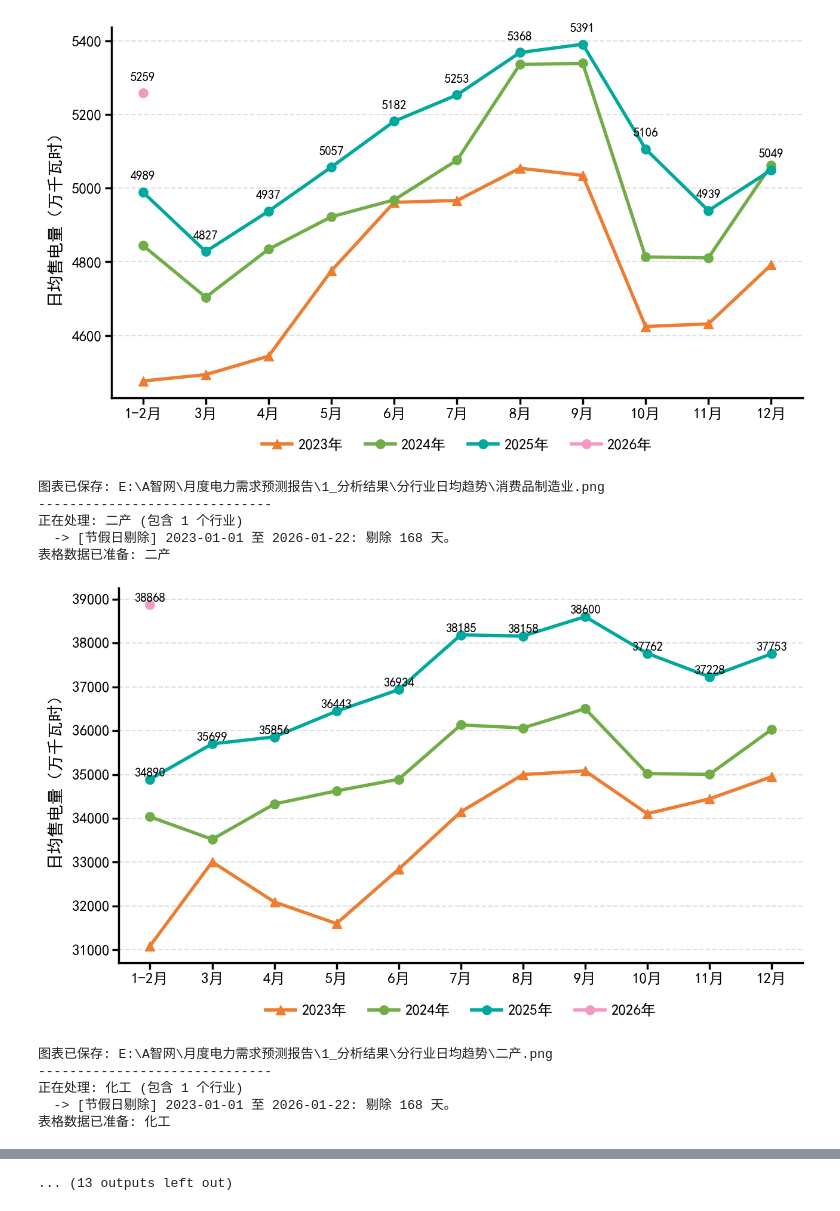
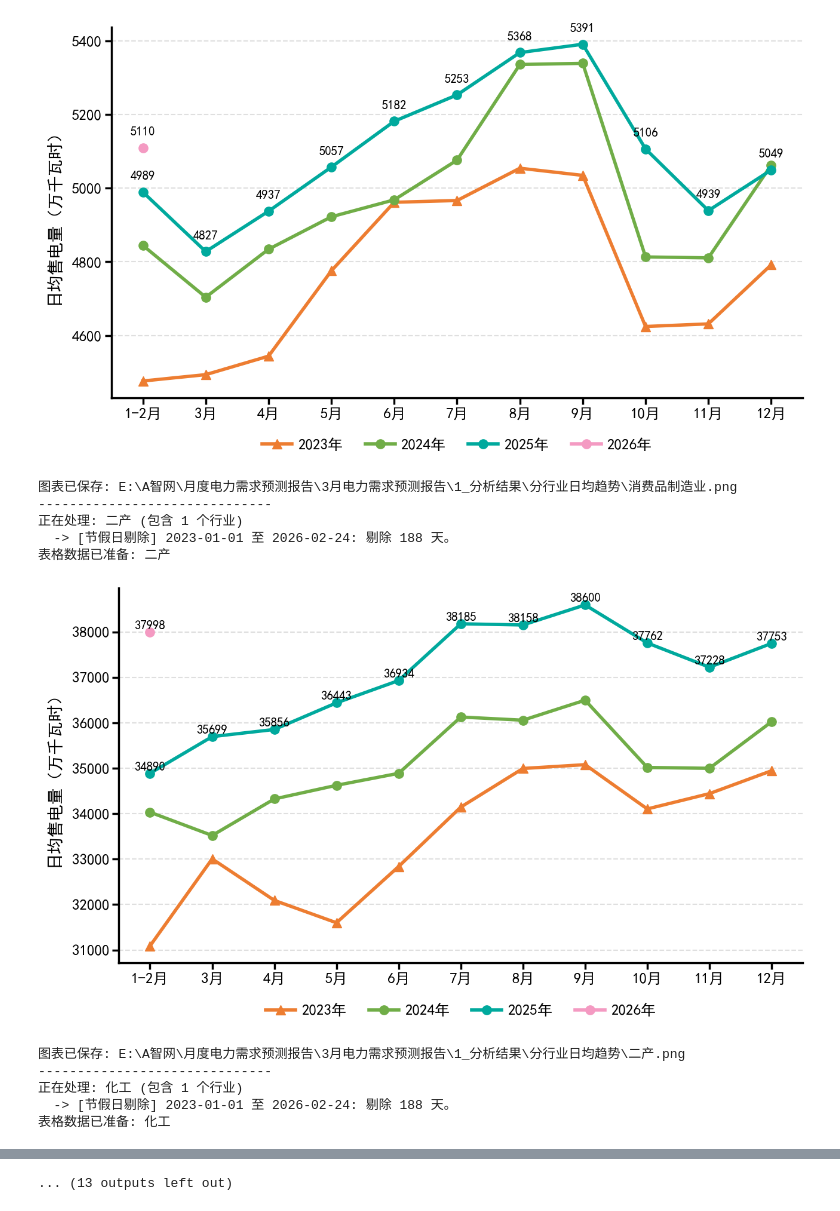
Before and after one commit to joeshuo/dailylearn, a Jupyter notebook: 月度电力需求预测/细分行业售电量制图.ipynb, the cells around one changed output, grey strips where cells are left out. Cells and saved outputs as stored; diff of their text form; code cells hidden in the pictures.

```diff
--- a/月度电力需求预测/细分行业售电量制图.ipynb
+++ b/月度电力需求预测/细分行业售电量制图.ipynb
@@ -16,9 +16,9 @@ except ImportError:
 # --- 1. 配置层 ---
 class Config:
     # 输入文件路径
-    INPUT_FILE = r"E:\A智网\月度电力需求预测报告\0_数据\湖北省行业日用电量_26.1.22.xlsx"
+    INPUT_FILE = r"E:\A智网\月度电力需求预测报告\3月电力需求预测报告\0_数据\湖北省行业日用电量_2.24.xlsx"
     # 输出文件夹
-    OUTPUT_DIR = r"E:\A智网\月度电力需求预测报告\1_分析结果\分行业日均趋势"
+    OUTPUT_DIR = r"E:\A智网\月度电力需求预测报告\3月电力需求预测报告\1_分析结果\分行业日均趋势"
 
     # 绘图配置
     FONT_PATH = 'SimHei'
@@ -394,14 +394,14 @@ if __name__ == "__main__":
 表格数据已准备: 消费品制造业
-[figure, old version]
+[figure, new version]
-图表已保存: E:\A智网\月度电力需求预测报告\1_分析结果\分行业日均趋势\消费品制造业.png
+图表已保存: E:\A智网\月度电力需求预测报告\3月电力需求预测报告\1_分析结果\分行业日均趋势\消费品制造业.png
 ------------------------------
 正在处理: 二产 (包含 1 个行业)
-  -> [节假日剔除] 2023-01-01 至 2026-01-22: 剔除 168 天。
+  -> [节假日剔除] 2023-01-01 至 2026-02-24: 剔除 188 天。
 表格数据已准备: 二产
-[figure, old version]
+[figure, new version]
-图表已保存: E:\A智网\月度电力需求预测报告\1_分析结果\分行业日均趋势\二产.png
+图表已保存: E:\A智网\月度电力需求预测报告\3月电力需求预测报告\1_分析结果\分行业日均趋势\二产.png
 ------------------------------
 正在处理: 化工 (包含 1 个行业)
-  -> [节假日剔除] 2023-01-01 至 2026-01-22: 剔除 168 天。
+  -> [节假日剔除] 2023-01-01 至 2026-02-24: 剔除 188 天。
 表格数据已准备: 化工
 [figure]
```
Also changed, not shown: parts of 1 cell of this notebook, 7 other files.
